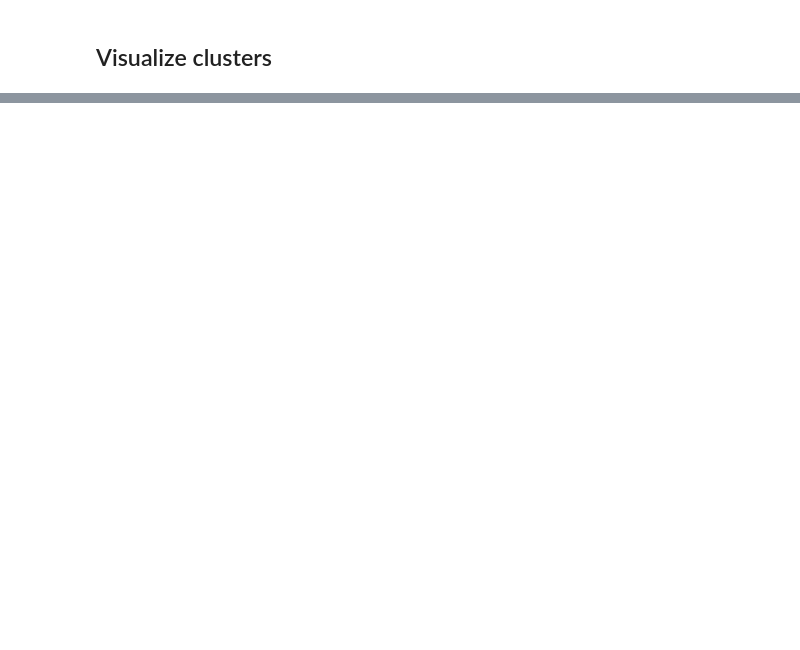
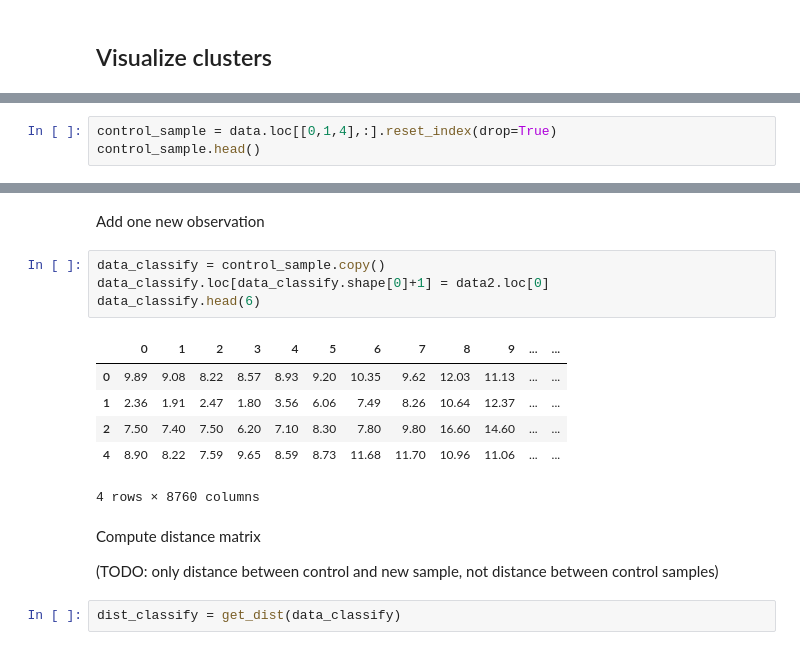
Before and after one commit to TheoZan/CL, a Jupyter notebook: test_clustering/test_cluster.ipynb, the cells around one changed output, grey strips where cells are left out. Drawn from its saved outputs; the diff is of its cells as text; blank space fills up the shorter version.

```diff
--- a/test_clustering/test_cluster.ipynb
+++ b/test_clustering/test_cluster.ipynb
@@ -213,0 +142,3 @@ print(classes)
+# %%
+control_sample = data.loc[[0,1,4],:].reset_index(drop=True)
+control_sample.head()
@@ -213,0 +167,20 @@ print(classes)
+# %% [markdown]
+Add one new observation
+# %%
+data_classify = control_sample.copy()
+data_classify.loc[data_classify.shape[0]+1] = data2.loc[0]
+data_classify.head(6)
+# %% [output]
+|  | 0 | 1 | 2 | 3 | 4 | 5 | 6 | 7 | 8 | 9 | ... | ... |
+| 0 | 9.89 | 9.08 | 8.22 | 8.57 | 8.93 | 9.20 | 10.35 | 9.62 | 12.03 | 11.13 | ... | ... |
+| 1 | 2.36 | 1.91 | 2.47 | 1.80 | 3.56 | 6.06 | 7.49 | 8.26 | 10.64 | 12.37 | ... | ... |
+| 2 | 7.50 | 7.40 | 7.50 | 6.20 | 7.10 | 8.30 | 7.80 | 9.80 | 16.60 | 14.60 | ... | ... |
+| 4 | 8.90 | 8.22 | 7.59 | 9.65 | 8.59 | 8.73 | 11.68 | 11.70 | 10.96 | 11.06 | ... | ... |
+4 rows × 8760 columns
+# %% [markdown]
+Compute distance matrix
+
+
+(TODO: only distance between control and new sample, not distance between control samples)
+# %%
+dist_classify = get_dist(data_classify)
```
Also changed, not shown: parts of 13 cells of this notebook.
